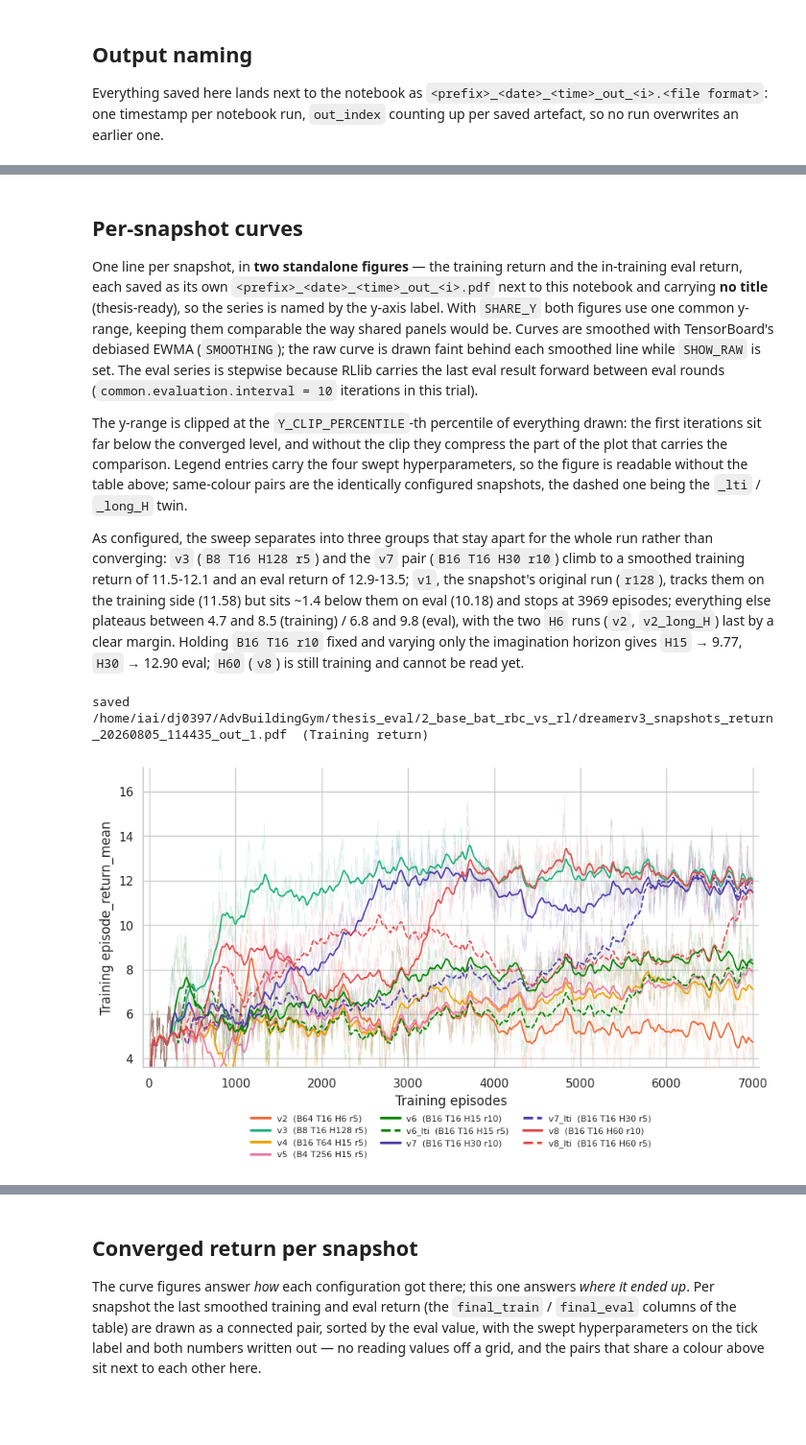
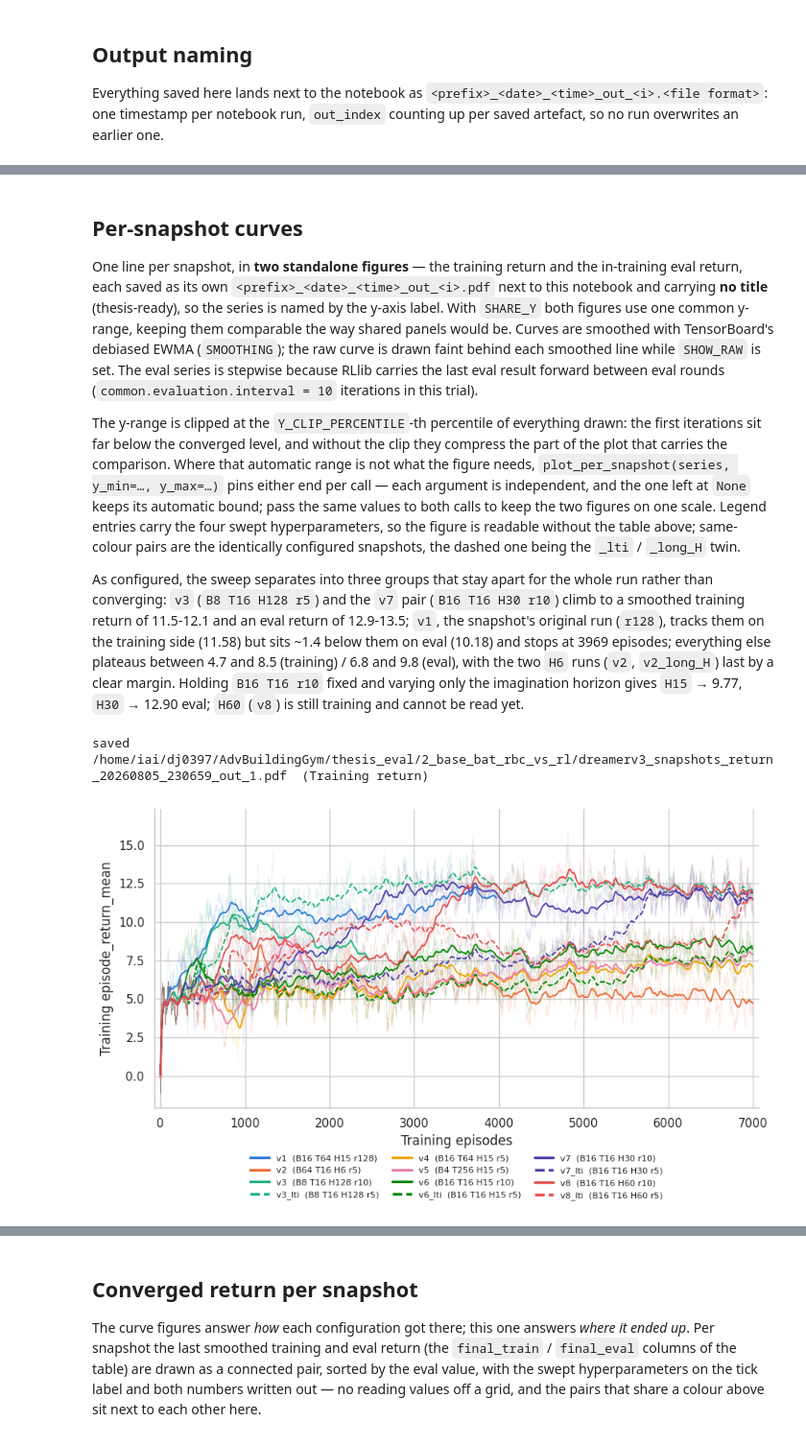
Before and after one commit to vince-pongracz/AdvBuildingGym, a Jupyter notebook: thesis_eval/2_base_bat_rbc_vs_rl/sps_train_return_convergence_snapshots.ipynb, the cells around one changed output, grey strips where cells are left out. Shown at 96% size. Drawn from its saved outputs; the diff is of its cells as text; code cells hidden in the pictures; blank space fills up the shorter version.

```diff
--- a/thesis_eval/2_base_bat_rbc_vs_rl/sps_train_return_convergence_snapshots.ipynb
+++ b/thesis_eval/2_base_bat_rbc_vs_rl/sps_train_return_convergence_snapshots.ipynb
@@ -83,10 +83,11 @@ ALGO_TYPE = "dreamerv3"
 SNAPSHOT_PREFIX = "snapshots/20260704_183007_sta_lin_battery_only_price_dreamerv3"
 
 SNAPSHOTS = [
-    # {"path": f"{SNAPSHOT_PREFIX}",             "label": "v1",        "color": "#2a78d6", "linestyle": "-"},
+    {"path": f"{SNAPSHOT_PREFIX}",             "label": "v1",        "color": "#2a78d6", "linestyle": "-"},
     {"path": f"{SNAPSHOT_PREFIX}_v2",          "label": "v2",        "color": "#eb6834", "linestyle": "-"},
     # {"path": f"{SNAPSHOT_PREFIX}_v2_long_H",   "label": "v2_long_H", "color": "#eb6834", "linestyle": "--"},
-    {"path": f"{SNAPSHOT_PREFIX}_v3",          "label": "v3",        "color": "#1baf7a", "linestyle": "-"},
+    {"path": f"{SNAPSHOT_PREFIX}_v3_la_ti",    "label": "v3",        "color": "#1baf7a", "linestyle": "-"},
+    {"path": f"{SNAPSHOT_PREFIX}_v3",          "label": "v3_lti",    "color": "#1baf7a", "linestyle": "--"},
     {"path": f"{SNAPSHOT_PREFIX}_v4",          "label": "v4",        "color": "#eda100", "linestyle": "-"},
     {"path": f"{SNAPSHOT_PREFIX}_v5",          "label": "v5",        "color": "#e87ba4", "linestyle": "-"},
     {"path": f"{SNAPSHOT_PREFIX}_v6",          "label": "v6",        "color": "#008300", "linestyle": "-"},
@@ -123,7 +124,7 @@ SHARE_Y = True
 # Clips the y-axis at this percentile of the drawn values, so a single early collapse (the
 # harsh first-iteration returns) does not squash the converged part of every curve.
 # Set to None to show the full range.
-Y_CLIP_PERCENTILE = 2.0
+Y_CLIP_PERCENTILE = None
 
 # x-axis unit: "episodes", "iterations" (the raw TBX step of these snapshots) or
 # "env_steps" (millions). The conversion factors are read per snapshot from progress.csv.
@@ -232,14 +233,18 @@ def _run_params(run_dir: Path, keys: tuple[str, ...]) -> dict:
     return {key: param_space.get(key) for key in (*keys, "seed")}
 
 
-# Step-axis unit and x-axis conversion factors from the last row of the tune trial's
-# progress.csv, which Tune appends to every iteration — so this also works for a run that is
-# still training (result_0.json only appears once the tuner finishes).
+# Step-axis unit, x-axis conversion factors and elapsed training time from the last row of the
+# tune trial's progress.csv, which Tune appends to every iteration — so this also works for a
+# run that is still training (result_0.json only appears once the tuner finishes).
+# `time_total_s` is Tune's own accumulator of `time_this_iter_s`, i.e. wall-clock spent in the
+# training iterations; it excludes the driver setup before iteration 1 (Ray init, env build,
+# CSV parsing) and, unlike `time_since_restore`, carries over a `--restore` resume.
 def _run_step_scales(trial_dir: Path, last_step: float) -> dict:
     progress_path = trial_dir / "progress.csv"
     if not progress_path.is_file():
         raise FileNotFoundError(f"No progress.csv next to the event file in {trial_dir}")
-    columns = ("training_iteration", "num_env_steps_sampled_lifetime", "env_runners/num_episodes_lifetime")
+    columns = ("training_iteration", "num_env_steps_sampled_lifetime", "env_runners/num_episodes_lifetime",
+               "time_total_s")
     with progress_path.open() as handle:
         last_row = None
         for row in csv.DictReader(handle):
@@ -251,6 +256,7 @@ def _run_step_scales(trial_dir: Path, last_step: float) -> dict:
     iterations = float(last_row["training_iteration"])
     env_steps = float(last_row["num_env_steps_sampled_lifetime"])
     episodes = float(last_row["env_runners/num_episodes_lifetime"])
+    train_seconds = float(last_row["time_total_s"])
     # Iteration-indexed vs env-step-indexed logs differ by ~3 orders of magnitude, so the
     # last logged step identifies the unit unambiguously.
     if abs(last_step - iterations) <= abs(last_step - env_steps):
@@ -258,8 +264,10 @@ def _run_step_scales(trial_dir: Path, last_step: float) -> dict:
             "step_unit": "iteration",
             "episodes_per_step": episodes / iterations,
             "env_steps_per_step": env_steps / iterations,
+            "train_seconds": train_seconds,
         }
-    return {"step_unit": "env_step", "episodes_per_step": 1.0 / EPISODE_LENGTH, "env_steps_per_step": 1.0}
+    return {"step_unit": "env_step", "episodes_per_step": 1.0 / EPISODE_LENGTH, "env_steps_per_step": 1.0,
+            "train_seconds": train_seconds}
 
 
 # TensorBoard's debiased exponential moving average (the "smoothing" slider).
@@ -417,9 +452,12 @@ because RLlib carries the last eval result forward between eval rounds
 
 The y-range is clipped at the `Y_CLIP_PERCENTILE`-th percentile of everything drawn: the first
 iterations sit far below the converged level, and without the clip they compress the part of the
-plot that carries the comparison. Legend entries carry the four swept hyperparameters, so the
-figure is readable without the table above; same-colour pairs are the identically configured
-snapshots, the dashed one being the `_lti` / `_long_H` twin.
+plot that carries the comparison. Where that automatic range is not what the figure needs,
+`plot_per_snapshot(series, y_min=…, y_max=…)` pins either end per call — each argument is
+independent, and the one left at `None` keeps its automatic bound; pass the same values to both
+calls to keep the two figures on one scale. Legend entries carry the four swept hyperparameters,
+so the figure is readable without the table above; same-colour pairs are the identically
+configured snapshots, the dashed one being the `_lti` / `_long_H` twin.
 
 As configured, the sweep separates into three groups that stay apart for the whole run rather
 than converging: `v3` (`B8 T16 H128 r5`) and the `v7` pair (`B16 T16 H30 r10`) climb to a
@@ -478,7 +516,11 @@ SHARED_YLIM = _shared_ylim()
 
 
 # One standalone figure for `series_name` ("train" or "eval"), one line per snapshot.
-def plot_per_snapshot(series_name: str) -> None:
+# `y_min` / `y_max` fix the y-axis of this figure; each is independent, and whichever is left
+# None keeps the automatic bound (the SHARE_Y range if SHARE_Y, matplotlib's autoscale
+# otherwise). Passing them overrides SHARE_Y / Y_CLIP_PERCENTILE for that bound, so the two
+# figures only stay comparable if both calls get the same value.
+def plot_per_snapshot(series_name: str, y_min: float | None = None, y_max: float | None = None) -> None:
     fig, ax = plt.subplots(figsize=(9.0, 5.5))
     x_label = ""
     for record in records:
@@ -493,8 +535,12 @@ def plot_per_snapshot(series_name: str) -> None:
     ax.set_xlabel(x_label)
     ax.set_ylabel(Y_LABELS[series_name])
     ax.margins(x=0.01)
-    if SHARED_YLIM is not None:
-        ax.set_ylim(*SHARED_YLIM)
+    lower, upper = SHARED_YLIM if SHARED_YLIM is not None else (None, None)
+    lower = lower if y_min is None else y_min
+    upper = upper if y_max is None else y_max
+    if lower is not None or upper is not None:
+        # bottom/top keyword: a None side keeps matplotlib's autoscaled bound.
+        ax.set_ylim(bottom=lower, top=upper)
     # A dozen curves fill the axes, so the legend sits below them instead of over the data.
     legend = ax.legend(title="", frameon=False, loc="upper center", bbox_to_anchor=(0.5, -0.13),
                        handlelength=2.2, ncol=3, fontsize=8, columnspacing=1.6)
@@ -508,8 +554,9 @@ def plot_per_snapshot(series_name: str) -> None:
     print(f"saved {pdf_path}  ({SERIES_LABELS[series_name]})")
     plt.show()
 # %%
-plot_per_snapshot("train")
+# y_min / y_max pin the y-axis of this figure; drop either to keep the automatic bound.
+plot_per_snapshot("train", y_min=None, y_max=None)
 # %% [output]
-saved /home/iai/dj0397/AdvBuildingGym/thesis_eval/2_base_bat_rbc_vs_rl/dreamerv3_snapshots_return_20260805_114435_out_1.pdf  (Training return)
+saved /home/iai/dj0397/AdvBuildingGym/thesis_eval/2_base_bat_rbc_vs_rl/dreamerv3_snapshots_return_20260805_230659_out_1.pdf  (Training return)
-[figure, old version]
+[figure, new version]
 # %%
```
Also changed, not shown: parts of 5 cells of this notebook, 33 other files.
